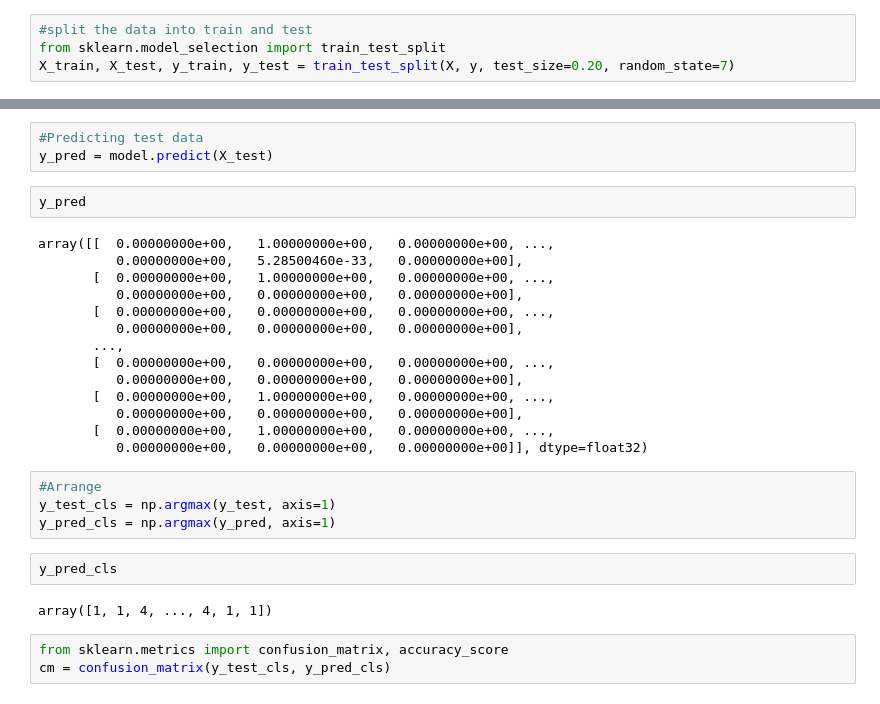
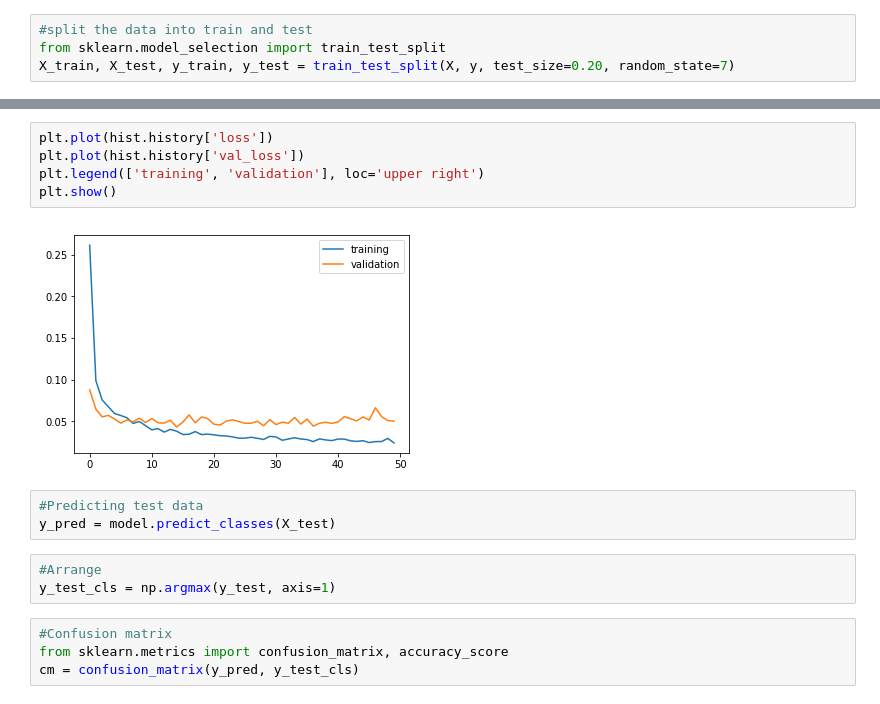
Before and after one commit to Suryanandsingh/MNIST-hand_writing-with-python, a Jupyter notebook: MNIST handwritten-keras with CNN.ipynb, the cells around one changed output, grey strips where cells are left out. Drawn from its saved outputs; the diff is of its cells as text.

```diff
--- a/MNIST handwritten-keras with CNN.ipynb
+++ b/MNIST handwritten-keras with CNN.ipynb
@@ -107,30 +147,17 @@ Epoch 12/12
+# %%
+plt.plot(hist.history['loss'])
+plt.plot(hist.history['val_loss'])
+plt.legend(['training', 'validation'], loc='upper right')
+plt.show()
+# %% [output]
+[figure, added]
 # %%
 #Predicting test data
-y_pred = model.predict(X_test)
+y_pred = model.predict_classes(X_test)
-# %%
-y_pred
-# %% [output]
-array([[  0.00000000e+00,   1.00000000e+00,   0.00000000e+00, ...,
-          0.00000000e+00,   5.28500460e-33,   0.00000000e+00],
-       [  0.00000000e+00,   1.00000000e+00,   0.00000000e+00, ...,
-          0.00000000e+00,   0.00000000e+00,   0.00000000e+00],
-       [  0.00000000e+00,   0.00000000e+00,   0.00000000e+00, ...,
-          0.00000000e+00,   0.00000000e+00,   0.00000000e+00],
-       ...,
-       [  0.00000000e+00,   0.00000000e+00,   0.00000000e+00, ...,
-          0.00000000e+00,   0.00000000e+00,   0.00000000e+00],
-       [  0.00000000e+00,   1.00000000e+00,   0.00000000e+00, ...,
-          0.00000000e+00,   0.00000000e+00,   0.00000000e+00],
-       [  0.00000000e+00,   1.00000000e+00,   0.00000000e+00, ...,
-          0.00000000e+00,   0.00000000e+00,   0.00000000e+00]], dtype=float32)
 # %%
 #Arrange
 y_test_cls = np.argmax(y_test, axis=1)
-y_pred_cls = np.argmax(y_pred, axis=1)
-# %%
-y_pred_cls
-# %% [output]
-array([1, 1, 4, ..., 4, 1, 1])
 # %%
+#Confusion matrix
 from sklearn.metrics import confusion_matrix, accuracy_score
-cm = confusion_matrix(y_test_cls, y_pred_cls)
+cm = confusion_matrix(y_pred, y_test_cls)
```
Also changed, not shown: parts of 26 cells of this notebook.
